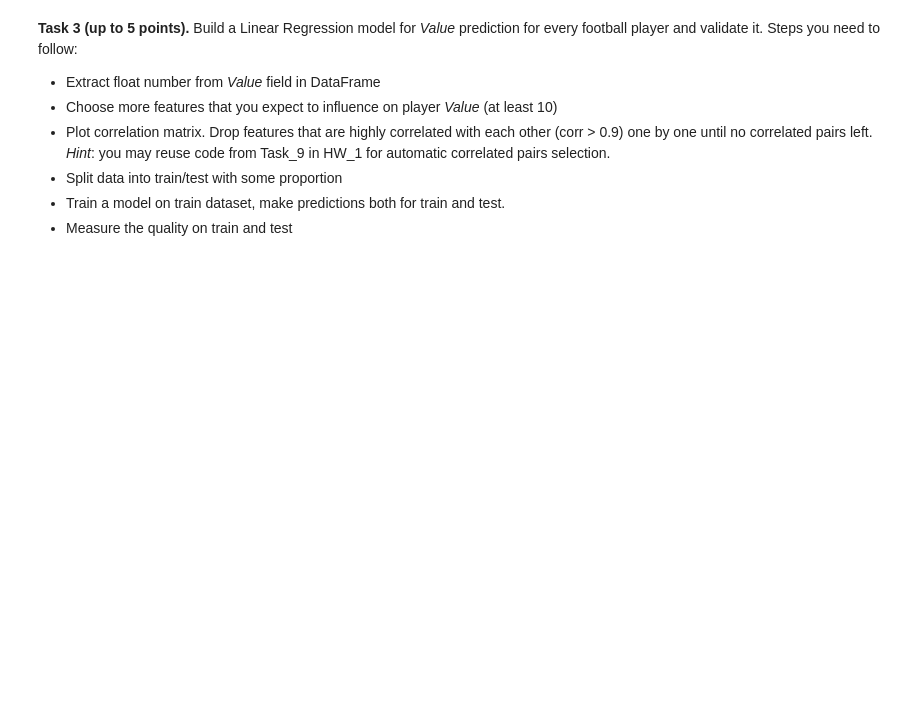
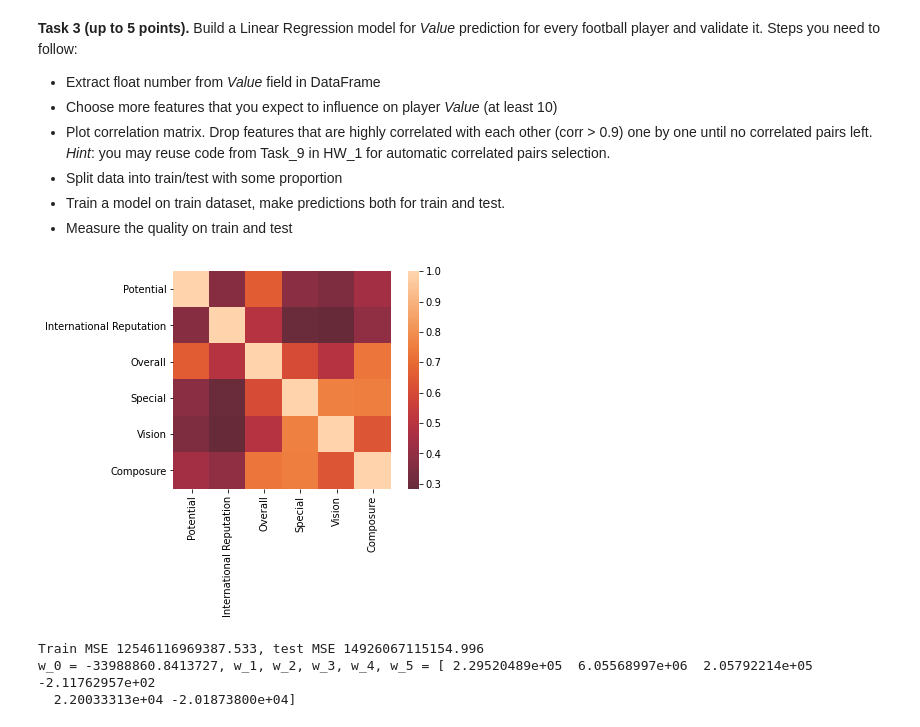
Before and after one commit to iZamza/ml-intro, a Jupyter notebook: 2_linear_regression/seminar_and_homework.ipynb, the cells around one changed output. Saved outputs shown, nothing was run; the diff lists cells and outputs as text; code cells hidden in the pictures; blank space fills up the shorter version.

```diff
--- a/2_linear_regression/seminar_and_homework.ipynb
+++ b/2_linear_regression/seminar_and_homework.ipynb
@@ -435,0 +435,30 @@ player.head()
+# %%
+# Your code and a bunch of cool ideas here
+data = data.dropna(subset=['Value'])
+
+f = lambda x: (1000.0 if x["Value"].find('K') != -1 else 1000000.0) * float(re.findall(r'(\d+(?:\.\d+)?)', x["Value"])[0])
+data["Value"] = data.apply(f, axis=1)
+
+features = ['Potential', 'International Reputation', 'Overall', 'Special', 'Vision', 'Composure']
+target = 'Value'
+for feat in features:
+    data.fillna({feat: data[feat].mean()}, inplace=True)
+
+heatmap(data[features].corr(method='pearson'), center=0, square=True)
+plt.show()
+
+X_train, X_test, y_train, y_test = train_test_split(data[features].values,
+                                                    data[target].values, train_size=0.8, random_state=2)
+lr = Ridge(0)
+lr.fit(X=X_train, y=y_train)
+
+y_pred_train = lr.predict(X_train)
+y_pred_test = lr.predict(X_test)
+
+print(f'Train MSE {mse(y_train, y_pred_train)}, test MSE {mse(y_test, y_pred_test)}')
+print(f'w_0 = {lr.intercept_}, w_1, w_2, w_3, w_4, w_5 = {lr.coef_}')
+# %% [output]
+[figure, added]
+Train MSE 12546116969387.533, test MSE 14926067115154.996
+w_0 = -33988860.8413727, w_1, w_2, w_3, w_4, w_5 = [ 2.29520489e+05  6.05568997e+06  2.05792214e+05 -2.11762957e+02
+  2.20033313e+04 -2.01873800e+04]
```
Also changed, not shown: parts of 5 cells of this notebook.
